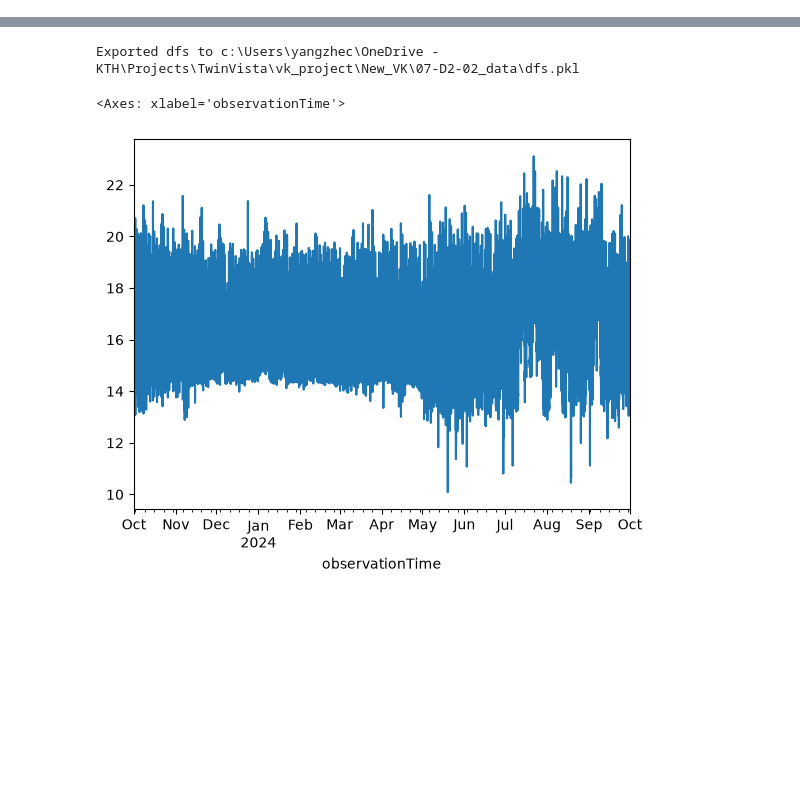
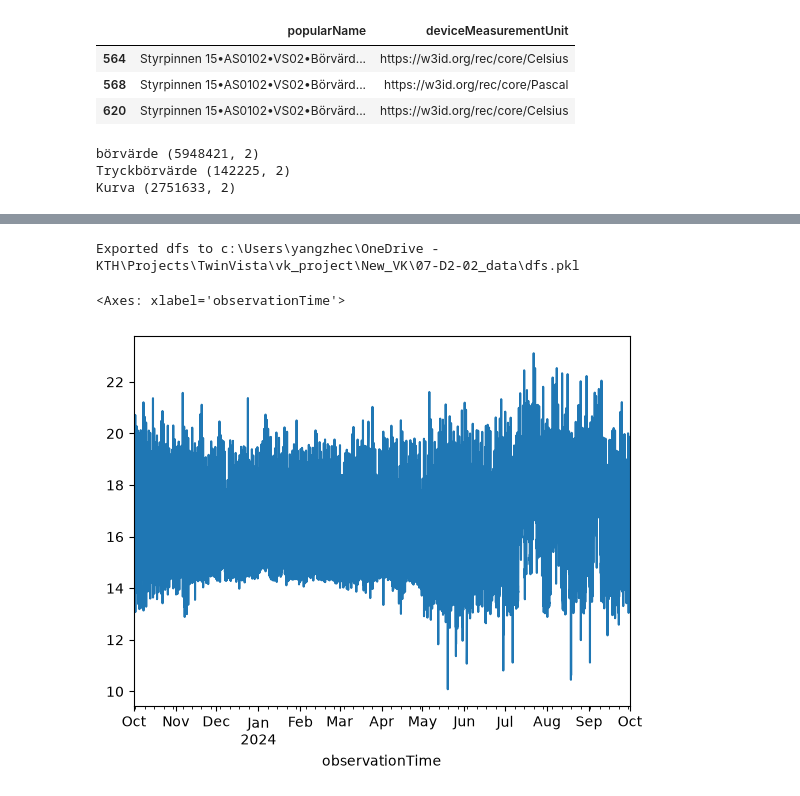
Before and after one commit to KrisCHEN8/New_VK, a Jupyter notebook: data_preprocessing.ipynb, the cells around one changed output, grey strips where cells are left out. Drawn from its saved outputs; the diff is of its cells as text; code cells hidden in the pictures; blank space fills up the shorter version.

```diff
--- a/data_preprocessing.ipynb
+++ b/data_preprocessing.ipynb
@@ -13,6 +13,59 @@ pickle_folder = r'E:\VK_data\data_for_yc_active'
 df_sensors = pd.read_pickle(os.path.join(pickle_folder, 'df_sensors.pkl'))
 
 # display(df_sensors)
+# %%
+df = df_sensors[df_sensors['popularName'].str.contains(r'(?=.*Bö)(?=.*VS02)', na=False, regex=True)]
+name = df[['popularName', 'deviceMeasurementUnit']]
+Mbus_id = df['id'].values
+display(name)
+# %% [output]
+|  | popularName | deviceMeasurementUnit |
+| 564 | Styrpinnen 15•AS0102•VS02•Börvärd... | https://w3id.org/rec/core/Celsius |
+| 568 | Styrpinnen 15•AS0102•VS02•Börvärd... | https://w3id.org/rec/core/Pascal |
+| 620 | Styrpinnen 15•AS0102•VS02•Börvärd... | https://w3id.org/rec/core/Celsius |
+# %%
+pickle_data = r'E:\VK_data\2026-01-01'
+sensor_id = Mbus_id
+sensor_meta = (
+    df_sensors.loc[df_sensors["id"].isin(sensor_id), ["id", "popularName"]]
+    .drop_duplicates(subset="id")
+    .reset_index(drop=True)
+)
+
+# Add KB02 and VS02 sensors and remove duplicate IDs
+
+
+sensor_meta = (
+    df_sensors.loc[
+        df_sensors["id"].isin(sensor_id),
+        ["id", "popularName", "littera"]
+    ]
+    .drop_duplicates(subset="id")
+    .reset_index(drop=True)
+)
+
+sensor_meta["key"] = sensor_meta["popularName"].str.split().str[-1]
+
+
+dfs = {}
+
+for sid, key in sensor_meta[["id", "key"]].itertuples(index=False, name=None):
+    csv_path = os.path.join(pickle_data, f"timeseries_{sid}.csv")
+
+    if os.path.exists(csv_path):
+        df_in = pd.read_csv(csv_path)
+        df_in = df_in.copy()
+        df_in.index = pd.to_datetime(df_in["observationTime"], format="mixed")
+        dfs[key] = df_in
+    else:
+        print(f"Missing file for {key} ({sid})")
+
+for key, d in dfs.items():
+    print(key, d.shape)
+# %% [output]
+börvärde (5948421, 2)
+Tryckbörvärde (142225, 2)
+Kurva (2751633, 2)
 # %%
 df = df_sensors[df_sensors['popularName'].str.contains(r'(?=.*VS02)(?=.*temperatur)', na=False, regex=True)]
 name = df[['popularName', 'deviceMeasurementUnit']]
```
Also changed, not shown: parts of 8 cells of this notebook, 2 other files.
